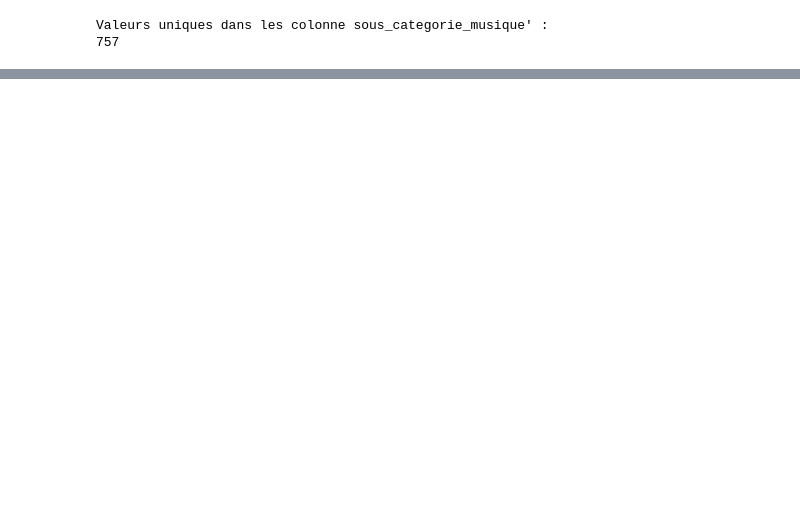
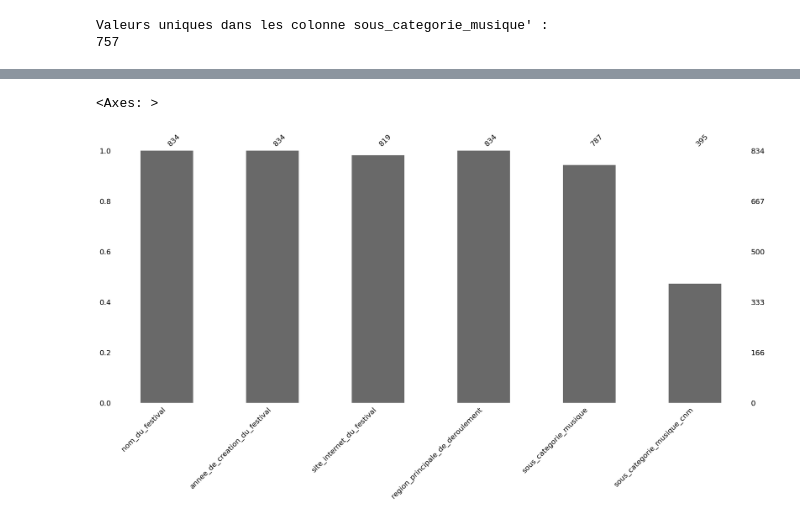
Before and after one commit to troco-project/Veille-internationale-politiques-culturelles-des-diff-rents-pays-du-monde, a Jupyter notebook: Festivals.ipynb, the cells around one changed output, grey strips where cells are left out. Drawn from its saved outputs; the diff is of its cells as text; code cells hidden in the pictures; blank space fills up the shorter version.

```diff
--- a/Festivals.ipynb
+++ b/Festivals.ipynb
@@ -281,16 +337,13 @@ df_filtres.shape
 # %%
-# Convertir la colonne 'annee_de_creation_du_festival' en format de date
-df_filtered['annee_de_creation_du_festival'] = pd.to_datetime(df_filtered['annee_de_creation_du_festival'], errors='coerce')
-
 # Choisir les colonnes à afficher
-colonnes_a_afficher = ['nom_du_festival', 'annee_de_creation_du_festival', 'site_internet_du_festival']
+colonnes_a_afficher = ['nom_du_festival', 'annee_de_creation_du_festival']
 
 # Filtrer les festivals créés entre 1900 et 1980 en choisissant les colonnes à afficher
-df_filtres = df_filtered.loc[(df_filtered['annee_de_creation_du_festival'] >= '1900-01-01') & (df_filtered['annee_de_creation_du_festival'] <= '1980-12-31'), colonnes_a_afficher]
+df_filtres_1900_1980 = df_filtered.loc[(df_filtered['annee_de_creation_du_festival'] >= '1900') & (df_filtered['annee_de_creation_du_festival'] <= '1980'), colonnes_a_afficher]
 
 # Trier les festivals par année de création de manière ascendante
-df_filtres = df_filtres.sort_values(by='annee_de_creation_du_festival', ascending=True)
+df_filtres_1900_1980 = df_filtres_1900_1980.sort_values(by='annee_de_creation_du_festival', ascending=True)
 
 # Afficher les festivals filtrés avec les colonnes sélectionnées, triés par année de création ascendante
-print(df_filtres)
+print(df_filtres_1900_1980)
 # %% [output]
@@ -315,0 +369,12 @@ print(df_filtres)
+# %%
+# Choisir les colonnes à afficher
+colonnes_a_afficher = ['nom_du_festival', 'annee_de_creation_du_festival', 'site_internet_du_festival','region_principale_de_deroulement','sous_categorie_musique', 'sous_categorie_musique_cnm']
+
+# Filtrer les festivals créés entre 2000 et 2023 en choisissant les colonnes à afficher
+df_filtres_2000_2023 = df_filtered.loc[(df_filtered['annee_de_creation_du_festival'] >= '2000') & (df_filtered['annee_de_creation_du_festival'] <= '2023'), colonnes_a_afficher]
+
+# Trier les festivals par année de création de manière ascendante
+df_filtres_2000_2023 = df_filtres_2000_2023.sort_values(by='annee_de_creation_du_festival', ascending=True)
+
+# Afficher les festivals filtrés avec les colonnes sélectionnées, triés par année de création ascendante
+print(df_filtres_2000_2023)
@@ -315,0 +409,5 @@ print(df_filtres)
+# %%
+mno.bar(df_filtres_2000_2023)
+# %% [output]
+<Axes: >
+[figure, added]
```
Also changed, not shown: parts of 58 cells of this notebook.
